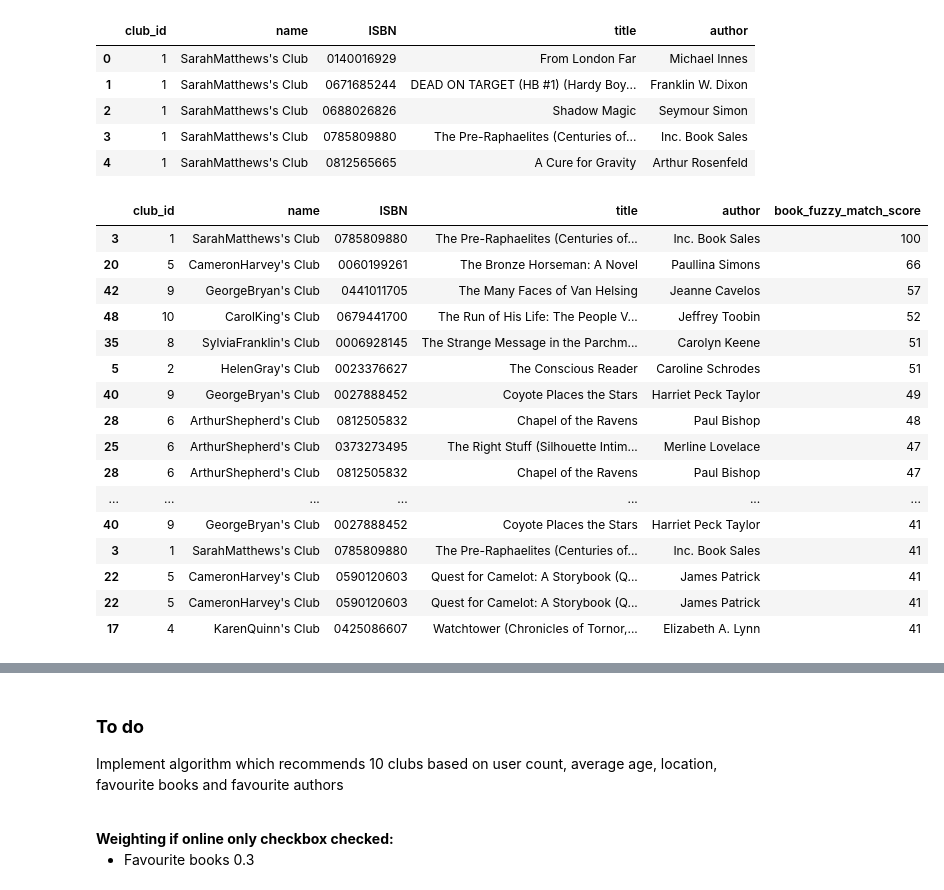
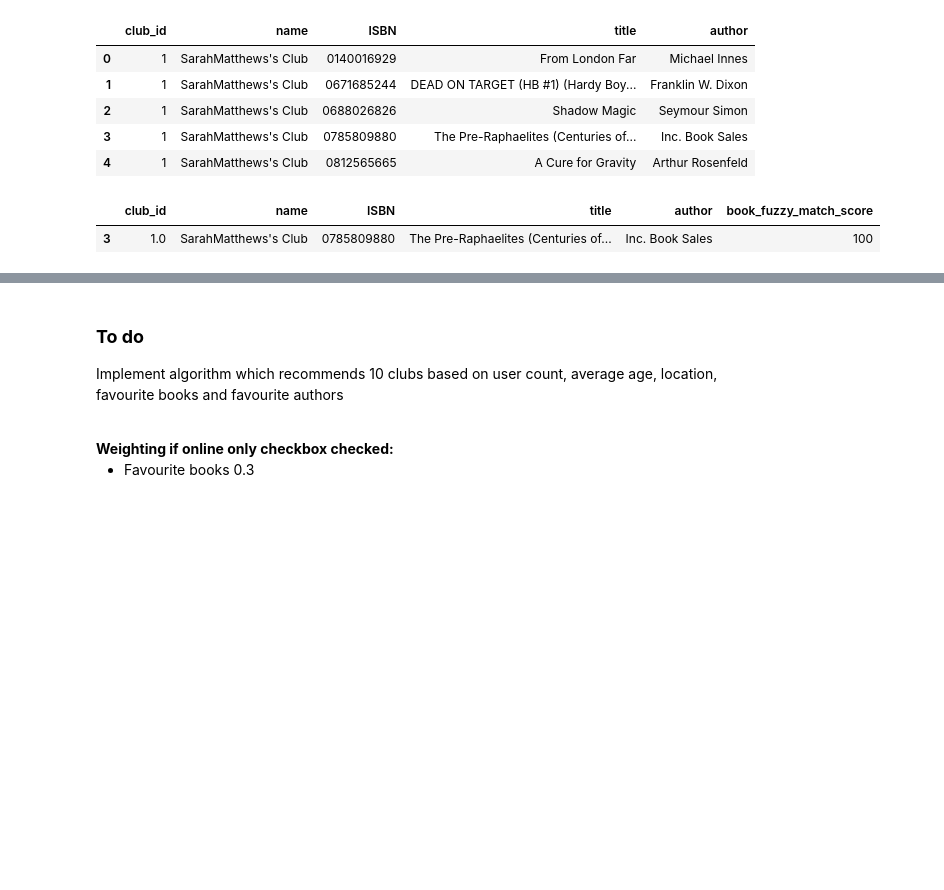
Before and after one commit to laurenceandrews/auguread, a Jupyter notebook: clubs/club-to-user-recommender/club-to-user-recommender.ipynb, the cells around one changed output, grey strips where cells are left out. Saved outputs shown, nothing was run; the diff lists cells and outputs as text; code cells hidden in the pictures; blank space fills up the shorter version.

```diff
--- a/clubs/club-to-user-recommender/club-to-user-recommender.ipynb
+++ b/clubs/club-to-user-recommender/club-to-user-recommender.ipynb
@@ -280,52 +276,37 @@ single_club_favourite_books_df
 # %%
 # Return all matching favourite books between a single user and multiple clubs (using fuzzy search)
 
 def get_ratio(row):
     book_title = row['title']
     return fuzz.token_sort_ratio(book_title, my_favourite_book)
 
 my_favourite_book = my_favourite_books_df.iloc[0]['title']
-book_0_matches_df = club_favourite_books_df[club_favourite_books_df.apply(get_ratio, axis=1) > 40]
+book_0_matches_df = club_favourite_books_df[club_favourite_books_df.apply(get_ratio, axis=1) > 80]
 book_0_matches_df['book_fuzzy_match_score'] = club_favourite_books_df.apply(get_ratio, axis=1)
 
 my_favourite_book = my_favourite_books_df.iloc[1]['title']
-book_1_matches_df = club_favourite_books_df[club_favourite_books_df.apply(get_ratio, axis=1) > 40]
+book_1_matches_df = club_favourite_books_df[club_favourite_books_df.apply(get_ratio, axis=1) > 80]
 book_1_matches_df['book_fuzzy_match_score'] = club_favourite_books_df.apply(get_ratio, axis=1)
 
 my_favourite_book = my_favourite_books_df.iloc[2]['title']
-book_2_matches_df = club_favourite_books_df[club_favourite_books_df.apply(get_ratio, axis=1) > 40]
+book_2_matches_df = club_favourite_books_df[club_favourite_books_df.apply(get_ratio, axis=1) > 80]
 book_2_matches_df['book_fuzzy_match_score'] = club_favourite_books_df.apply(get_ratio, axis=1)
 
 my_favourite_book = my_favourite_books_df.iloc[3]['title']
-book_3_matches_df = club_favourite_books_df[club_favourite_books_df.apply(get_ratio, axis=1) > 40]
+book_3_matches_df = club_favourite_books_df[club_favourite_books_df.apply(get_ratio, axis=1) > 80]
 book_3_matches_df['book_fuzzy_match_score'] = club_favourite_books_df.apply(get_ratio, axis=1)
 
 my_favourite_book = my_favourite_books_df.iloc[4]['title']
-book_4_matches_df = club_favourite_books_df[club_favourite_books_df.apply(get_ratio, axis=1) > 40]
+book_4_matches_df = club_favourite_books_df[club_favourite_books_df.apply(get_ratio, axis=1) > 80]
 book_4_matches_df['book_fuzzy_match_score'] = club_favourite_books_df.apply(get_ratio, axis=1)
 
 all_book_matches_df = pd.concat([book_0_matches_df, book_1_matches_df, book_2_matches_df, book_3_matches_df, book_4_matches_df])
 all_book_matches_df = all_book_matches_df.sort_values('book_fuzzy_match_score', ascending=False).dropna(how='any',axis=0)
 
 all_book_matches_df
 # %% [output]
 |  | club_id | name | ISBN | title | author | book_fuzzy_match_score |
-| 3 | 1 | SarahMatthews's Club | 0785809880 | The Pre-Raphaelites (Centuries of... | Inc. Book Sales | 100 |
-| 20 | 5 | CameronHarvey's Club | 0060199261 | The Bronze Horseman: A Novel | Paullina Simons | 66 |
-| 42 | 9 | GeorgeBryan's Club | 0441011705 | The Many Faces of Van Helsing | Jeanne Cavelos | 57 |
-| 48 | 10 | CarolKing's Club | 0679441700 | The Run of His Life: The People V... | Jeffrey Toobin | 52 |
-| 35 | 8 | SylviaFranklin's Club | 0006928145 | The Strange Message in the Parchm... | Carolyn Keene | 51 |
-| 5 | 2 | HelenGray's Club | 0023376627 | The Conscious Reader | Caroline Schrodes | 51 |
-| 40 | 9 | GeorgeBryan's Club | 0027888452 | Coyote Places the Stars | Harriet Peck Taylor | 49 |
-| 28 | 6 | ArthurShepherd's Club | 0812505832 | Chapel of the Ravens | Paul Bishop | 48 |
-| 25 | 6 | ArthurShepherd's Club | 0373273495 | The Right Stuff (Silhouette Intim... | Merline Lovelace | 47 |
-| 28 | 6 | ArthurShepherd's Club | 0812505832 | Chapel of the Ravens | Paul Bishop | 47 |
-| ... | ... | ... | ... | ... | ... | ... |
-| 40 | 9 | GeorgeBryan's Club | 0027888452 | Coyote Places the Stars | Harriet Peck Taylor | 41 |
-| 3 | 1 | SarahMatthews's Club | 0785809880 | The Pre-Raphaelites (Centuries of... | Inc. Book Sales | 41 |
-| 22 | 5 | CameronHarvey's Club | 0590120603 | Quest for Camelot: A Storybook (Q... | James Patrick | 41 |
-| 22 | 5 | CameronHarvey's Club | 0590120603 | Quest for Camelot: A Storybook (Q... | James Patrick | 41 |
-| 17 | 4 | KarenQuinn's Club | 0425086607 | Watchtower (Chronicles of Tornor,... | Elizabeth A. Lynn | 41 |
+| 3 | 1.0 | SarahMatthews's Club | 0785809880 | The Pre-Raphaelites (Centuries of... | Inc. Book Sales | 100 |
 # %%
 # Return a list of clubs in order of which have the most matching favourite books with the user
 
```
Also changed, not shown: parts of 7 cells of this notebook, 5 other files.
